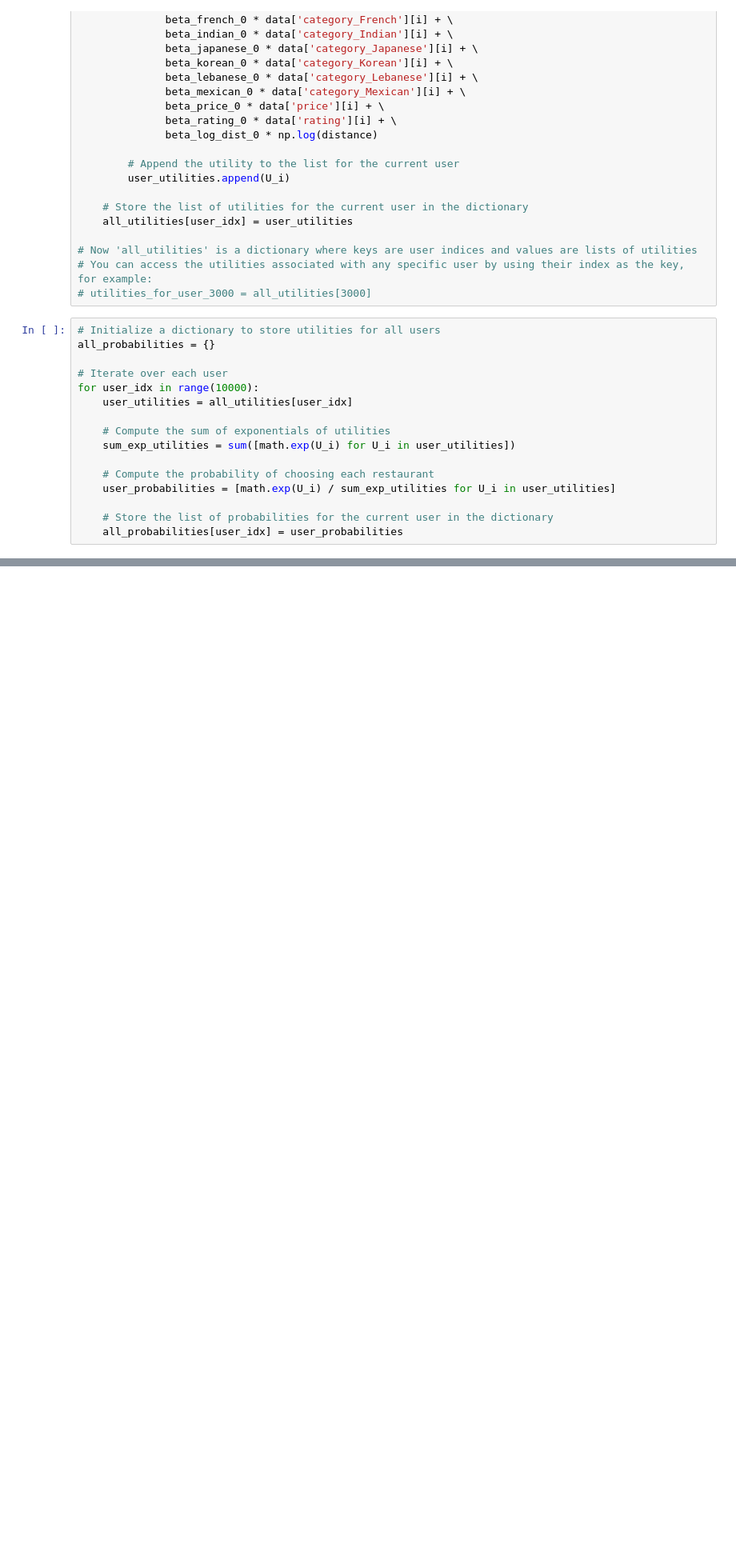
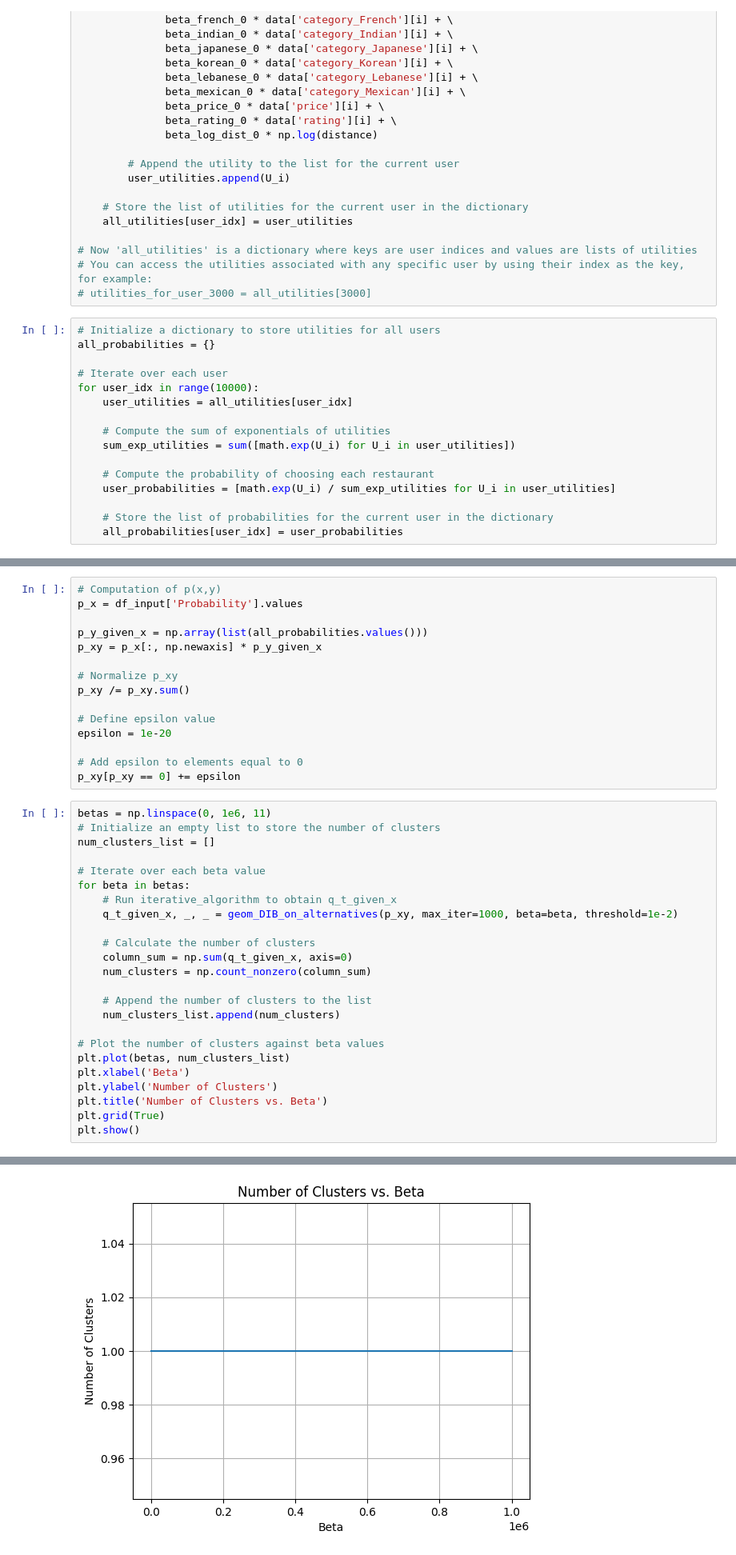
Before and after one commit to alex-monti/Master-Thesis, a Jupyter notebook: notebook-restaurant/week-11-LM-restaurant.ipynb, the cells around one changed output, grey strips where cells are left out. Shown: that part at 80% size. Drawn from its saved outputs; the diff is of its cells as text; blank space fills up the shorter version.

```diff
--- a/notebook-restaurant/week-11-LM-restaurant.ipynb
+++ b/notebook-restaurant/week-11-LM-restaurant.ipynb
@@ -170,0 +242,40 @@ for user_idx in range(10000):
+# %%
+# Computation of p(x,y)
+p_x = df_input['Probability'].values
+
+p_y_given_x = np.array(list(all_probabilities.values()))
+p_xy = p_x[:, np.newaxis] * p_y_given_x
+
+# Normalize p_xy
+p_xy /= p_xy.sum()
+
+# Define epsilon value
+epsilon = 1e-20
+
+# Add epsilon to elements equal to 0
+p_xy[p_xy == 0] += epsilon
+# %%
+betas = np.linspace(0, 1e6, 11)
+# Initialize an empty list to store the number of clusters
+num_clusters_list = []
+
+# Iterate over each beta value
+for beta in betas:
+    # Run iterative_algorithm to obtain q_t_given_x
+    q_t_given_x, _, _ = geom_DIB_on_alternatives(p_xy, max_iter=1000, beta=beta, threshold=1e-2)
+
+    # Calculate the number of clusters
+    column_sum = np.sum(q_t_given_x, axis=0)
+    num_clusters = np.count_nonzero(column_sum)
+
+    # Append the number of clusters to the list
+    num_clusters_list.append(num_clusters)
+
+# Plot the number of clusters against beta values
+plt.plot(betas, num_clusters_list)
+plt.xlabel('Beta')
+plt.ylabel('Number of Clusters')
+plt.title('Number of Clusters vs. Beta')
+plt.grid(True)
+plt.show()
+# %% [output]
@@ -170,0 +299 @@ for user_idx in range(10000):
+[figure, added]
```
Also changed, not shown: parts of 8 cells of this notebook, 8 other files.
